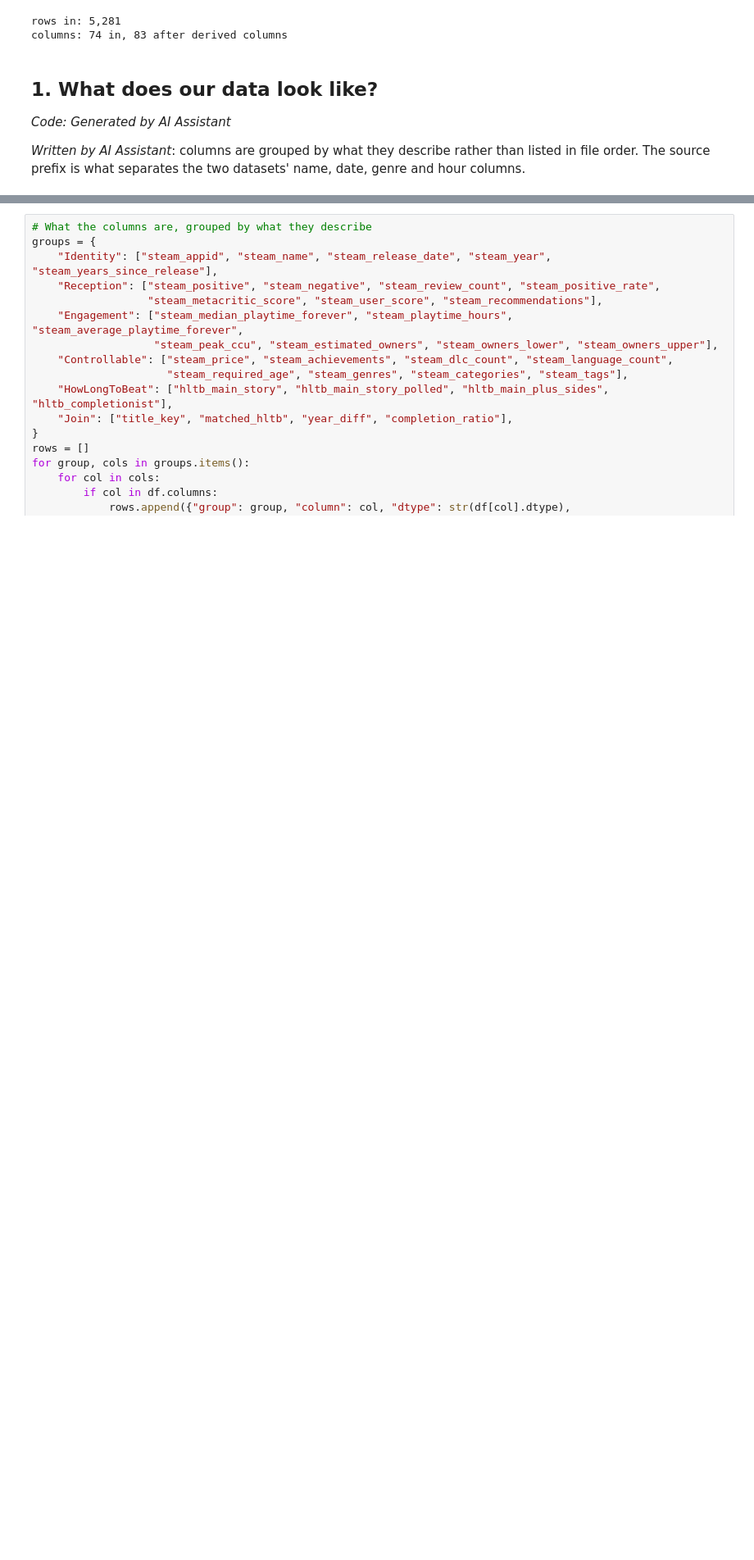
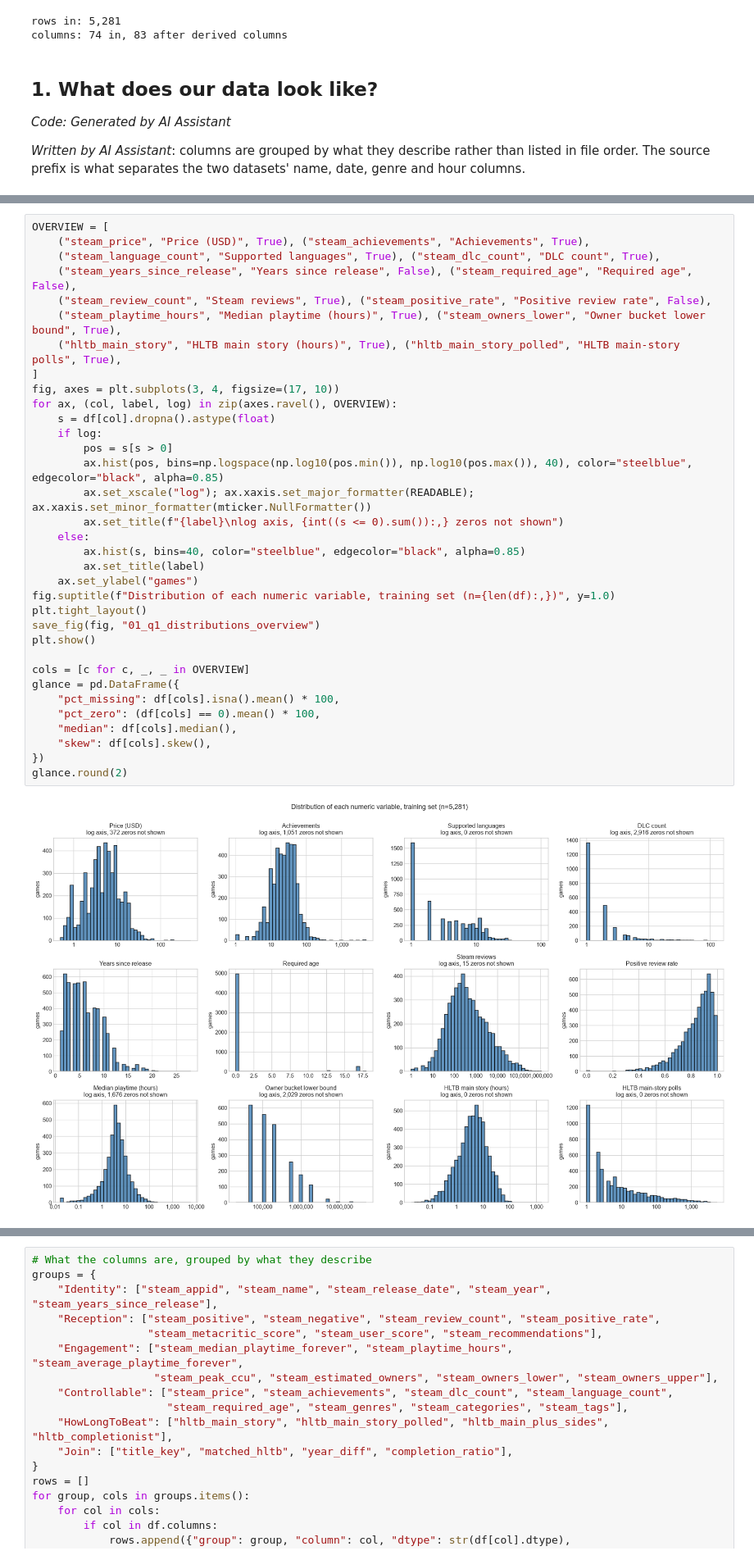
Before and after one commit to SinYang13/IS630, a Jupyter notebook: notebooks/01_eda.ipynb, the cells around one changed output, grey strips where cells are left out. Shown at 82% size. Cells and saved outputs as stored; diff of their text form; blank space fills up the shorter version.

```diff
--- a/notebooks/01_eda.ipynb
+++ b/notebooks/01_eda.ipynb
@@ -124,0 +130,36 @@ columns: 74 in, 83 after derived columns
+# %%
+OVERVIEW = [
+    ("steam_price", "Price (USD)", True), ("steam_achievements", "Achievements", True),
+    ("steam_language_count", "Supported languages", True), ("steam_dlc_count", "DLC count", True),
+    ("steam_years_since_release", "Years since release", False), ("steam_required_age", "Required age", False),
+    ("steam_review_count", "Steam reviews", True), ("steam_positive_rate", "Positive review rate", False),
+    ("steam_playtime_hours", "Median playtime (hours)", True), ("steam_owners_lower", "Owner bucket lower bound", True),
+    ("hltb_main_story", "HLTB main story (hours)", True), ("hltb_main_story_polled", "HLTB main-story polls", True),
+]
+fig, axes = plt.subplots(3, 4, figsize=(17, 10))
+for ax, (col, label, log) in zip(axes.ravel(), OVERVIEW):
+    s = df[col].dropna().astype(float)
+    if log:
+        pos = s[s > 0]
+        ax.hist(pos, bins=np.logspace(np.log10(pos.min()), np.log10(pos.max()), 40), color="steelblue", edgecolor="black", alpha=0.85)
+        ax.set_xscale("log"); ax.xaxis.set_major_formatter(READABLE); ax.xaxis.set_minor_formatter(mticker.NullFormatter())
+        ax.set_title(f"{label}\nlog axis, {int((s <= 0).sum()):,} zeros not shown")
+    else:
+        ax.hist(s, bins=40, color="steelblue", edgecolor="black", alpha=0.85)
+        ax.set_title(label)
+    ax.set_ylabel("games")
+fig.suptitle(f"Distribution of each numeric variable, training set (n={len(df):,})", y=1.0)
+plt.tight_layout()
+save_fig(fig, "01_q1_distributions_overview")
+plt.show()
+
+cols = [c for c, _, _ in OVERVIEW]
+glance = pd.DataFrame({
+    "pct_missing": df[cols].isna().mean() * 100,
+    "pct_zero": (df[cols] == 0).mean() * 100,
+    "median": df[cols].median(),
+    "skew": df[cols].skew(),
+})
+glance.round(2)
+# %% [output]
+[figure, added]
```
Also changed, not shown: parts of 14 cells of this notebook, 5 other files.
